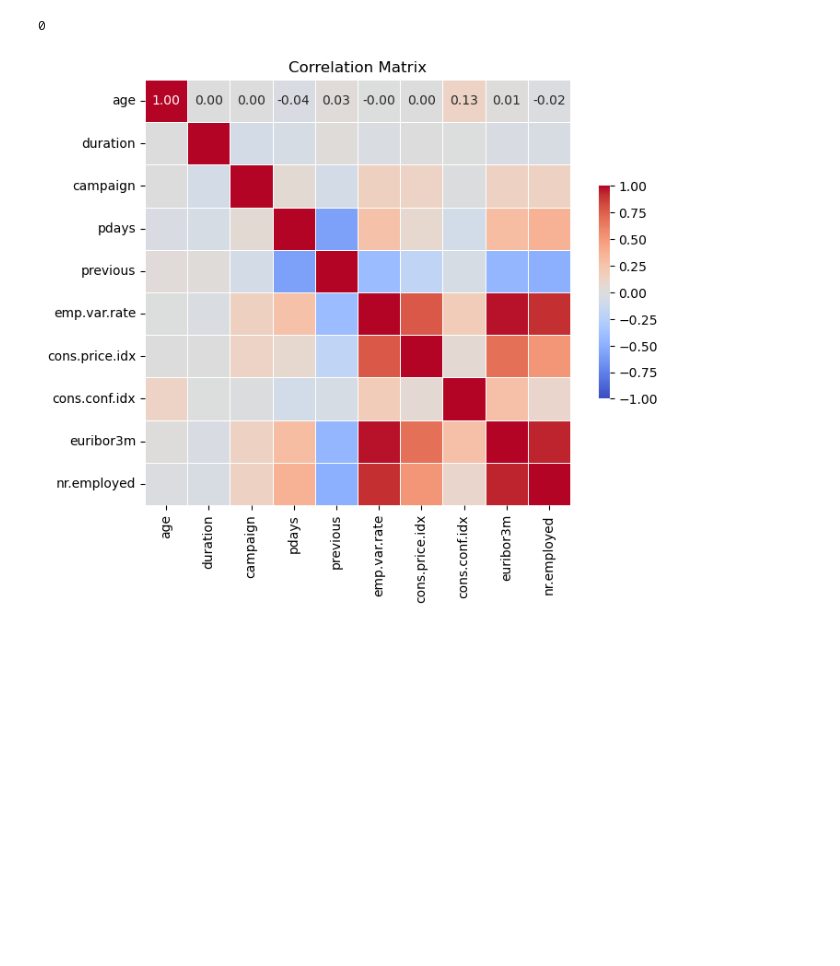
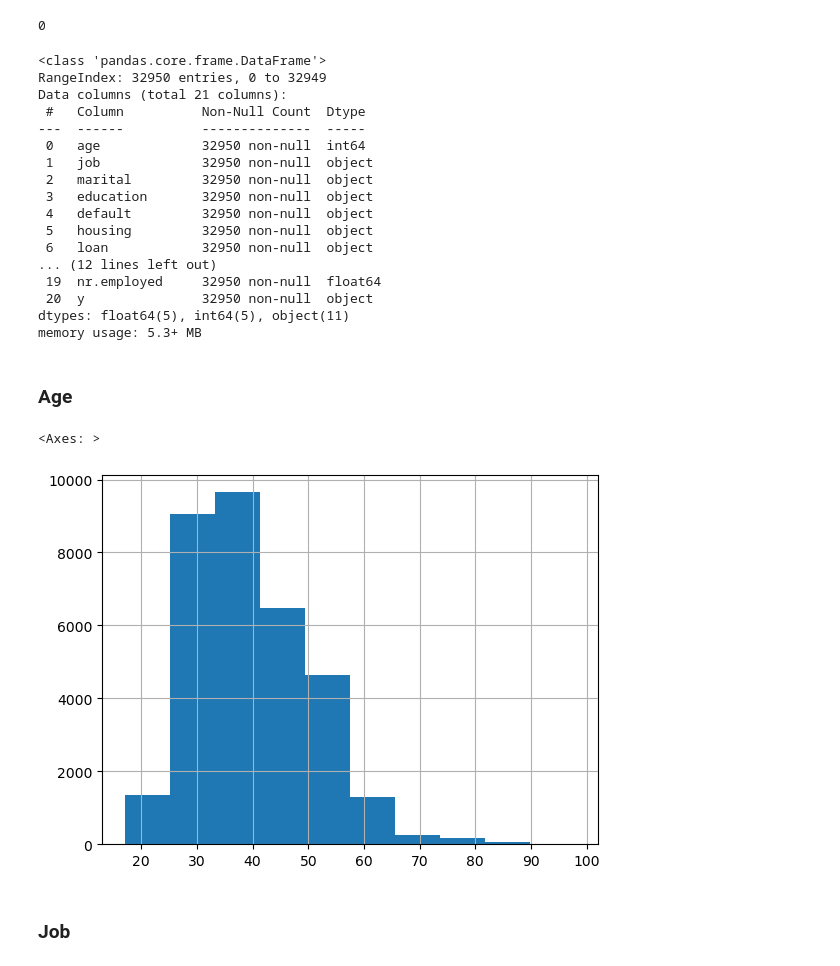
Before and after one commit to aleediazz03/aiml_competition, a Jupyter notebook: eda.ipynb, the cells around one changed output. Saved outputs shown, nothing was run; the diff lists cells and outputs as text; code cells hidden in the pictures; blank space fills up the shorter version.

```diff
--- a/eda.ipynb
+++ b/eda.ipynb
@@ -20,11 +24,31 @@ df.isna().sum().sum()
 # %% [output]
 0
 # %%
-correlation_matrix = df.corr()
-plt.figure(figsize=(8, 6))
-sns.heatmap(correlation_matrix, annot=True, cmap='coolwarm', fmt=".2f", vmin=-1, vmax=1,
-            square=True, linewidths=.5, cbar_kws={"shrink": .5})
-plt.title('Correlation Matrix')
-plt.show()
+df.info()
 # %% [output]
-[figure, removed]
+<class 'pandas.core.frame.DataFrame'>
+RangeIndex: 32950 entries, 0 to 32949
+Data columns (total 21 columns):
+ #   Column          Non-Null Count  Dtype
+---  ------          --------------  -----
+ 0   age             32950 non-null  int64
+ 1   job             32950 non-null  object
+ 2   marital         32950 non-null  object
+ 3   education       32950 non-null  object
+ 4   default         32950 non-null  object
+ 5   housing         32950 non-null  object
+ 6   loan            32950 non-null  object
+... (12 lines left out)
+ 19  nr.employed     32950 non-null  float64
+ 20  y               32950 non-null  object
+dtypes: float64(5), int64(5), object(11)
+memory usage: 5.3+ MB
+# %% [markdown]
+### Age
+# %%
+df['age'].hist()
+# %% [output]
+<Axes: >
+[figure, added]
+# %% [markdown]
+### Job
```
Also changed, not shown: parts of 19 cells of this notebook.
